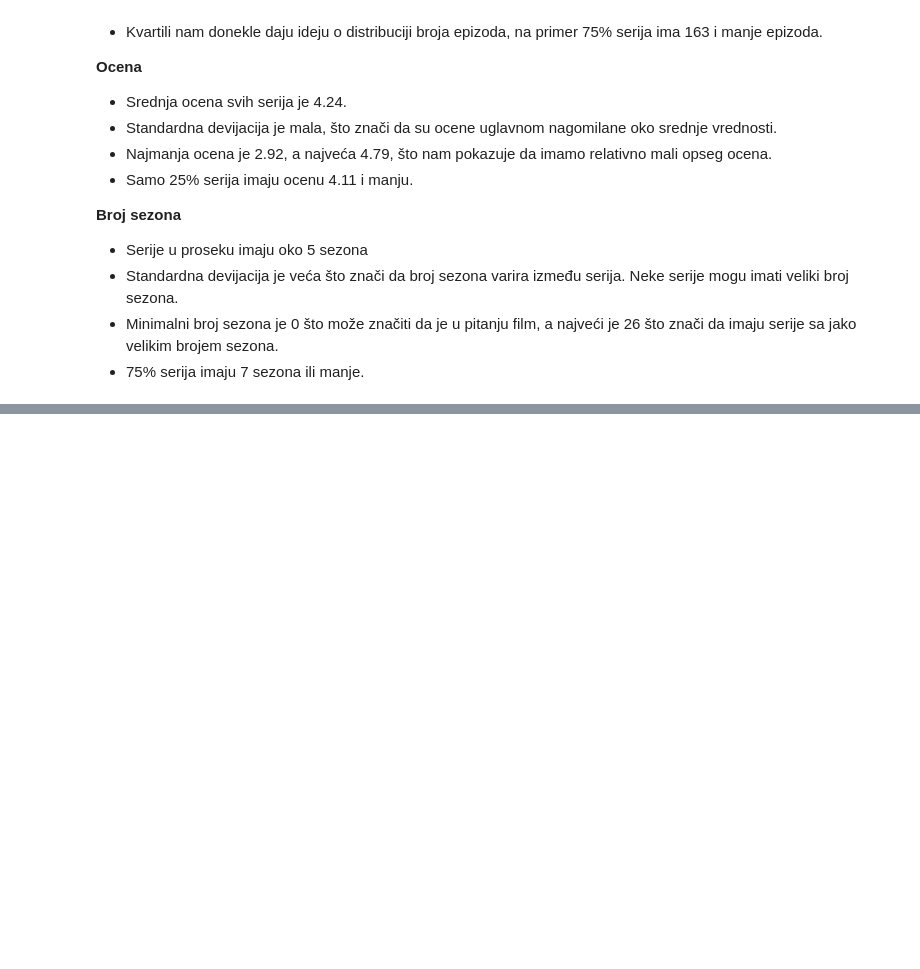
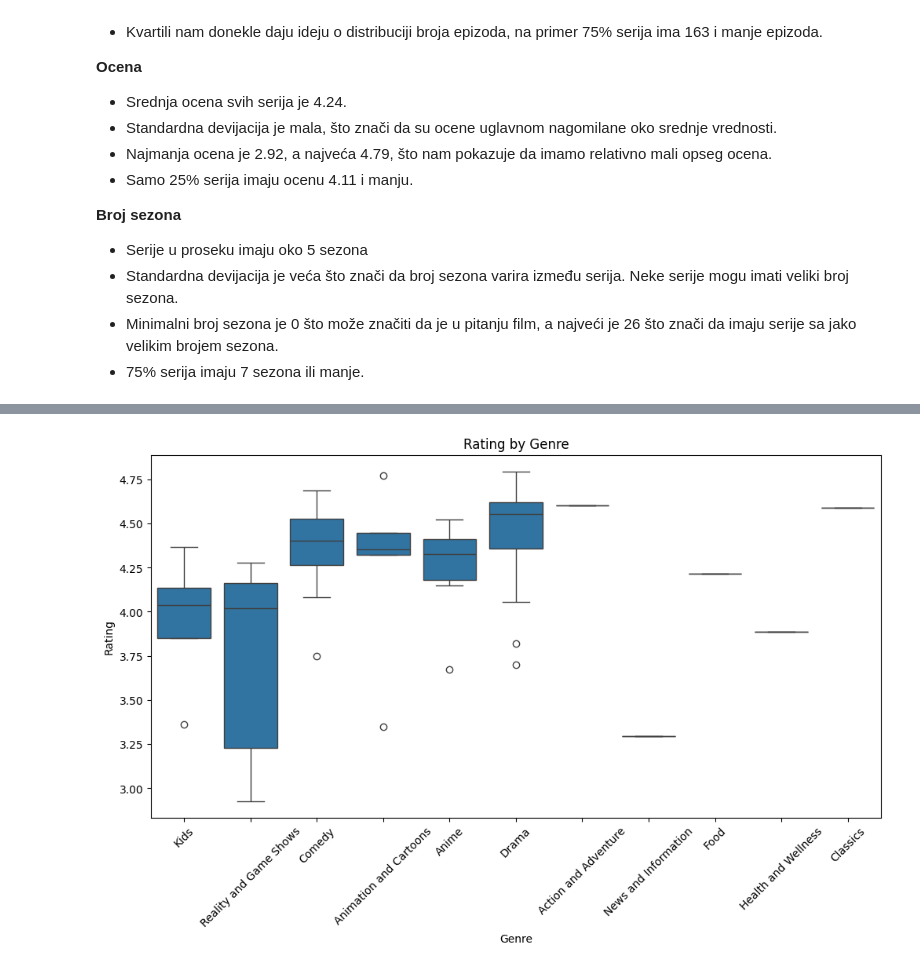
Before and after one commit to DamjanVincic/hulu-popular-shows-analysis, a Jupyter notebook: exploratory-analysis.ipynb, the cells around one changed output, grey strips where cells are left out. Saved outputs shown, nothing was run; the diff lists cells and outputs as text; code cells hidden in the pictures; blank space fills up the shorter version.

```diff
--- a/exploratory-analysis.ipynb
+++ b/exploratory-analysis.ipynb
@@ -130,0 +171,10 @@ df.describe()
+# %%
+plt.figure(figsize=(12, 6))
+sb.boxplot(x='genre', y='rating', data=df)
+plt.title('Rating by Genre')
+plt.xlabel('Genre')
+plt.ylabel('Rating')
+plt.xticks(rotation=45)
+plt.show()
+# %% [output]
+[figure, added]
```
Also changed, not shown: parts of 25 cells of this notebook.
